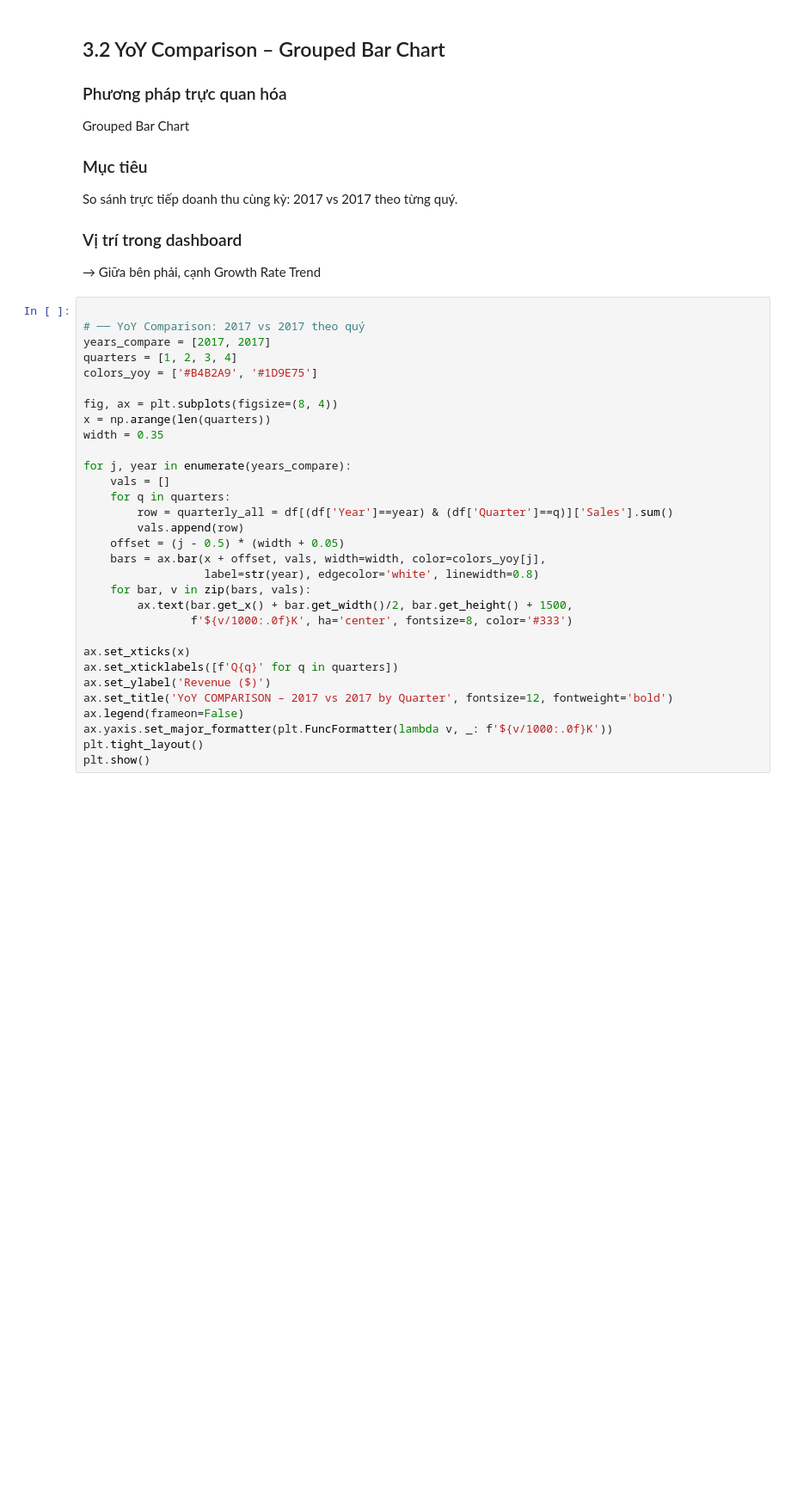
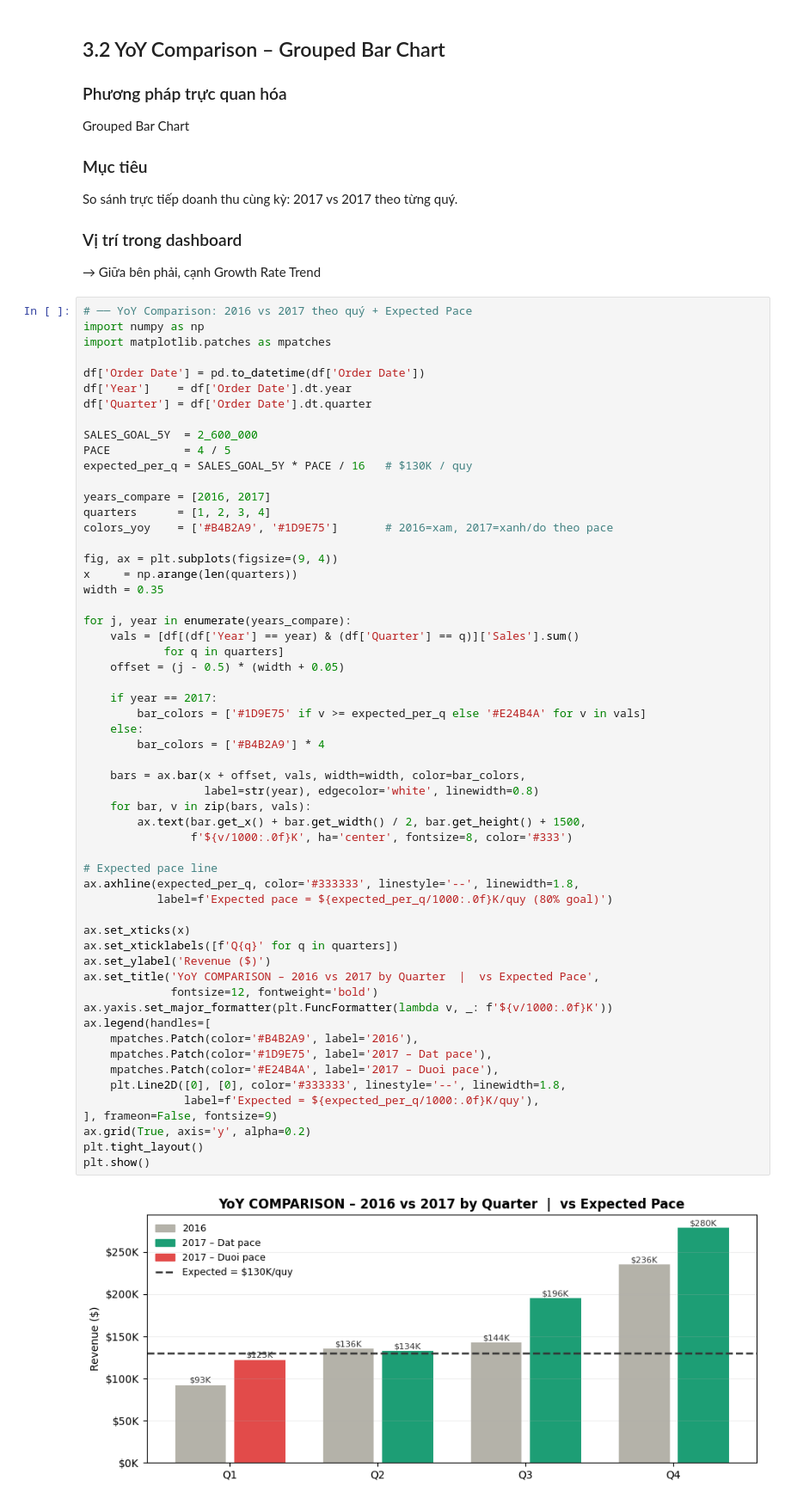
Before and after one commit to Thuily05/archive, a Jupyter notebook: chapter7_executive_dashboard_complete (1).ipynb, the cells around one changed output. Shown at 86% size. Drawn from its saved outputs; the diff is of its cells as text; blank space fills up the shorter version.

```diff
--- a/chapter7_executive_dashboard_complete (1).ipynb
+++ b/chapter7_executive_dashboard_complete (1).ipynb
@@ -1679,36 +1702,64 @@ So sánh trực tiếp doanh thu cùng kỳ: 2017 vs 2017 theo từng quý.
 
 → Giữa bên phải, cạnh Growth Rate Trend
 # %%
+# ── YoY Comparison: 2016 vs 2017 theo quý + Expected Pace
+import numpy as np
+import matplotlib.patches as mpatches
 
-# ── YoY Comparison: 2017 vs 2017 theo quý
-years_compare = [2017, 2017]
-quarters = [1, 2, 3, 4]
-colors_yoy = ['#B4B2A9', '#1D9E75']
+df['Order Date'] = pd.to_datetime(df['Order Date'])
+df['Year']    = df['Order Date'].dt.year
+df['Quarter'] = df['Order Date'].dt.quarter
 
-fig, ax = plt.subplots(figsize=(8, 4))
-x = np.arange(len(quarters))
+SALES_GOAL_5Y  = 2_600_000
+PACE           = 4 / 5
+expected_per_q = SALES_GOAL_5Y * PACE / 16   # $130K / quy
+
+years_compare = [2016, 2017]
+quarters      = [1, 2, 3, 4]
+colors_yoy    = ['#B4B2A9', '#1D9E75']       # 2016=xam, 2017=xanh/do theo pace
+
+fig, ax = plt.subplots(figsize=(9, 4))
+x     = np.arange(len(quarters))
 width = 0.35
 
 for j, year in enumerate(years_compare):
-    vals = []
-    for q in quarters:
-        row = quarterly_all = df[(df['Year']==year) & (df['Quarter']==q)]['Sales'].sum()
-        vals.append(row)
+    vals = [df[(df['Year'] == year) & (df['Quarter'] == q)]['Sales'].sum()
+            for q in quarters]
     offset = (j - 0.5) * (width + 0.05)
-    bars = ax.bar(x + offset, vals, width=width, color=colors_yoy[j],
+
+    if year == 2017:
+        bar_colors = ['#1D9E75' if v >= expected_per_q else '#E24B4A' for v in vals]
+    else:
+        bar_colors = ['#B4B2A9'] * 4
+
+    bars = ax.bar(x + offset, vals, width=width, color=bar_colors,
                   label=str(year), edgecolor='white', linewidth=0.8)
     for bar, v in zip(bars, vals):
-        ax.text(bar.get_x() + bar.get_width()/2, bar.get_height() + 1500,
+        ax.text(bar.get_x() + bar.get_width() / 2, bar.get_height() + 1500,
                 f'${v/1000:.0f}K', ha='center', fontsize=8, color='#333')
+
+# Expected pace line
+ax.axhline(expected_per_q, color='#333333', linestyle='--', linewidth=1.8,
+           label=f'Expected pace = ${expected_per_q/1000:.0f}K/quy (80% goal)')
 
 ax.set_xticks(x)
 ax.set_xticklabels([f'Q{q}' for q in quarters])
 ax.set_ylabel('Revenue ($)')
-ax.set_title('YoY COMPARISON – 2017 vs 2017 by Quarter', fontsize=12, fontweight='bold')
-ax.legend(frameon=False)
+ax.set_title('YoY COMPARISON – 2016 vs 2017 by Quarter  |  vs Expected Pace',
+             fontsize=12, fontweight='bold')
 ax.yaxis.set_major_formatter(plt.FuncFormatter(lambda v, _: f'${v/1000:.0f}K'))
+ax.legend(handles=[
+    mpatches.Patch(color='#B4B2A9', label='2016'),
+    mpatches.Patch(color='#1D9E75', label='2017 – Dat pace'),
+    mpatches.Patch(color='#E24B4A', label='2017 – Duoi pace'),
+    plt.Line2D([0], [0], color='#333333', linestyle='--', linewidth=1.8,
+               label=f'Expected = ${expected_per_q/1000:.0f}K/quy'),
+], frameon=False, fontsize=9)
+ax.grid(True, axis='y', alpha=0.2)
 plt.tight_layout()
 plt.show()
+# %% [output]
+[figure, added]
 # %% [markdown]
 ## 3.3 MoM Sparklines – Tốc độ thay đổi hàng tháng
 
```
Also changed, not shown: parts of 4 cells of this notebook.
